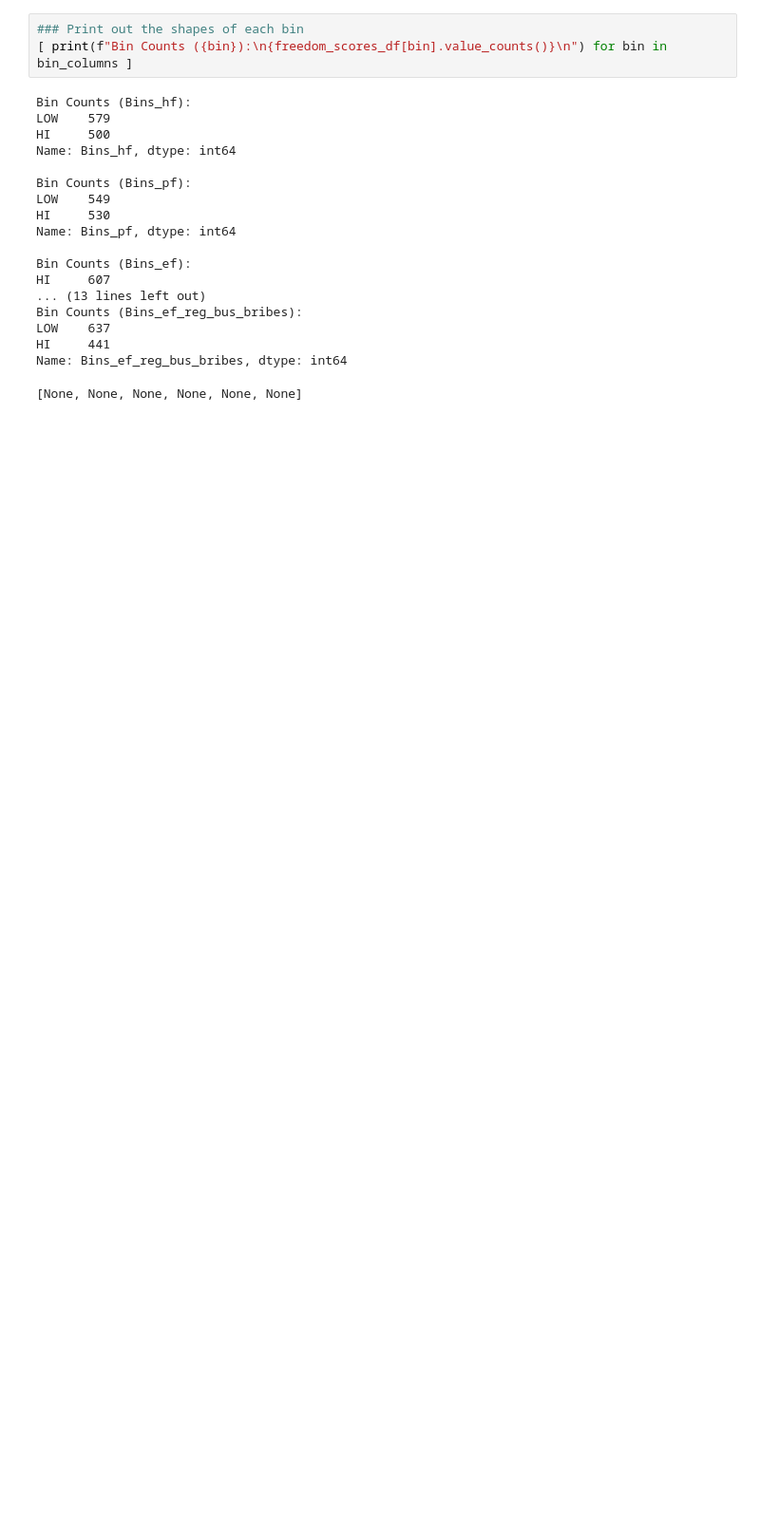
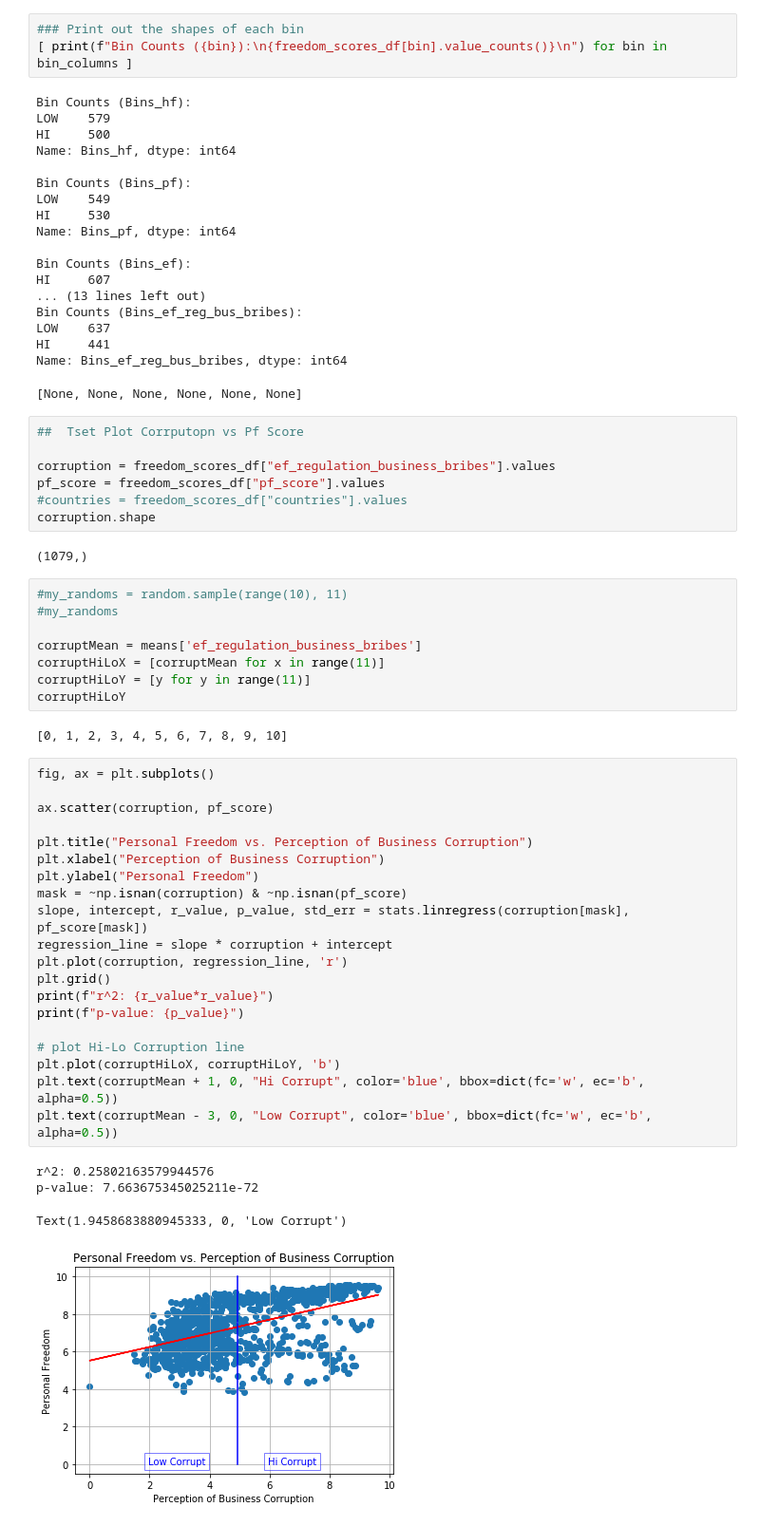
Before and after one commit to shamrockbandit/Project1_repo, a Jupyter notebook: bin_exploration.ipynb, the cells around one changed output. Shown at 95% size. Cells and saved outputs as stored; diff of their text form; blank space fills up the shorter version.

Commit message:
added sample plot for Hi-Lo Bus Corruption

```diff
--- a/bin_exploration.ipynb
+++ b/bin_exploration.ipynb
@@ -184,3 +213,47 @@ LOW    637
 HI     441
 Name: Bins_ef_reg_bus_bribes, dtype: int64
 [None, None, None, None, None, None]
+# %%
+##  Tset Plot Corrputopn vs Pf Score
+
+corruption = freedom_scores_df["ef_regulation_business_bribes"].values
+pf_score = freedom_scores_df["pf_score"].values
+#countries = freedom_scores_df["countries"].values
+corruption.shape
+# %% [output]
+(1079,)
+# %%
+#my_randoms = random.sample(range(10), 11)
+#my_randoms
+
+corruptMean = means['ef_regulation_business_bribes']
+corruptHiLoX = [corruptMean for x in range(11)]
+corruptHiLoY = [y for y in range(11)]
+corruptHiLoY
+# %% [output]
+[0, 1, 2, 3, 4, 5, 6, 7, 8, 9, 10]
+# %%
+fig, ax = plt.subplots()
+
+ax.scatter(corruption, pf_score)
+
+plt.title("Personal Freedom vs. Perception of Business Corruption")
+plt.xlabel("Perception of Business Corruption")
+plt.ylabel("Personal Freedom")
+mask = ~np.isnan(corruption) & ~np.isnan(pf_score)
+slope, intercept, r_value, p_value, std_err = stats.linregress(corruption[mask], pf_score[mask])
+regression_line = slope * corruption + intercept
+plt.plot(corruption, regression_line, 'r')
+plt.grid()
+print(f"r^2: {r_value*r_value}")
+print(f"p-value: {p_value}")
+
+# plot Hi-Lo Corruption line
+plt.plot(corruptHiLoX, corruptHiLoY, 'b')
+plt.text(corruptMean + 1, 0, "Hi Corrupt", color='blue', bbox=dict(fc='w', ec='b', alpha=0.5))
+plt.text(corruptMean - 3, 0, "Low Corrupt", color='blue', bbox=dict(fc='w', ec='b', alpha=0.5))
+# %% [output]
+r^2: 0.25802163579944576
+p-value: 7.663675345025211e-72
+Text(1.9458683880945333, 0, 'Low Corrupt')
+[figure, added]
```
Also changed, not shown: parts of 9 cells of this notebook.
